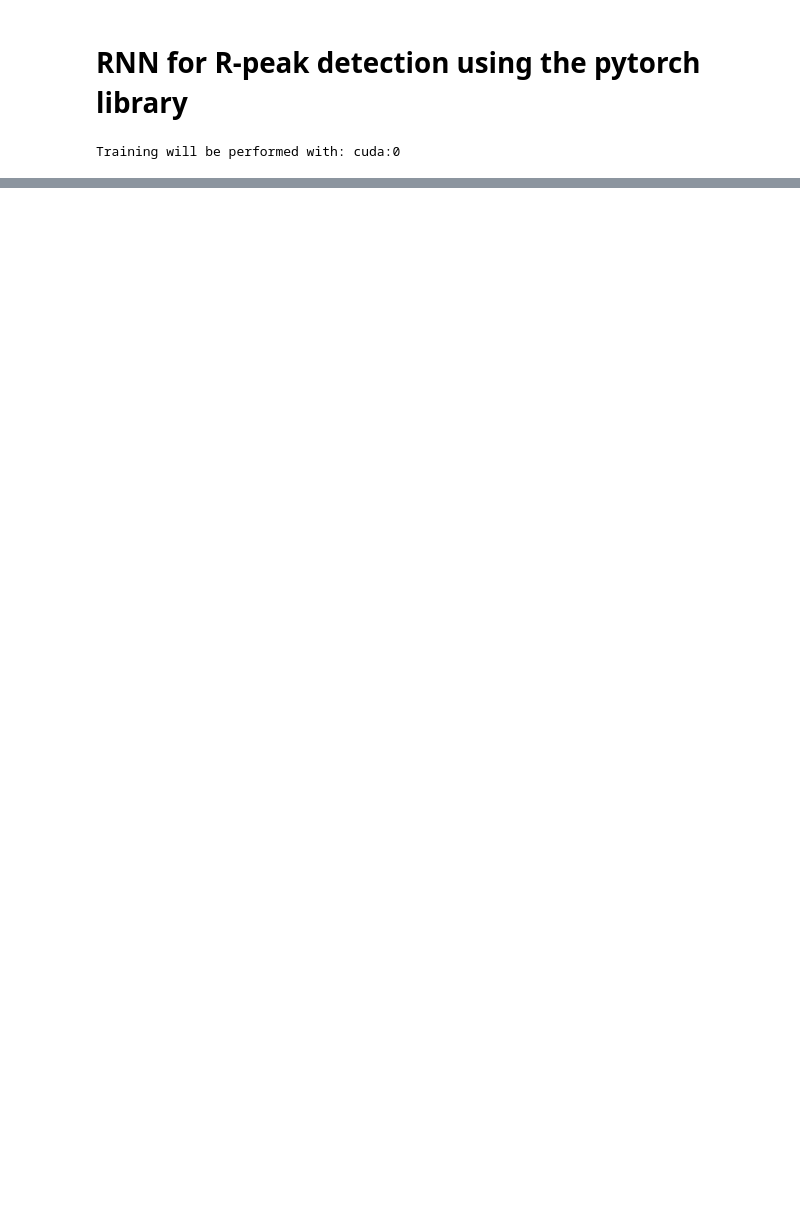
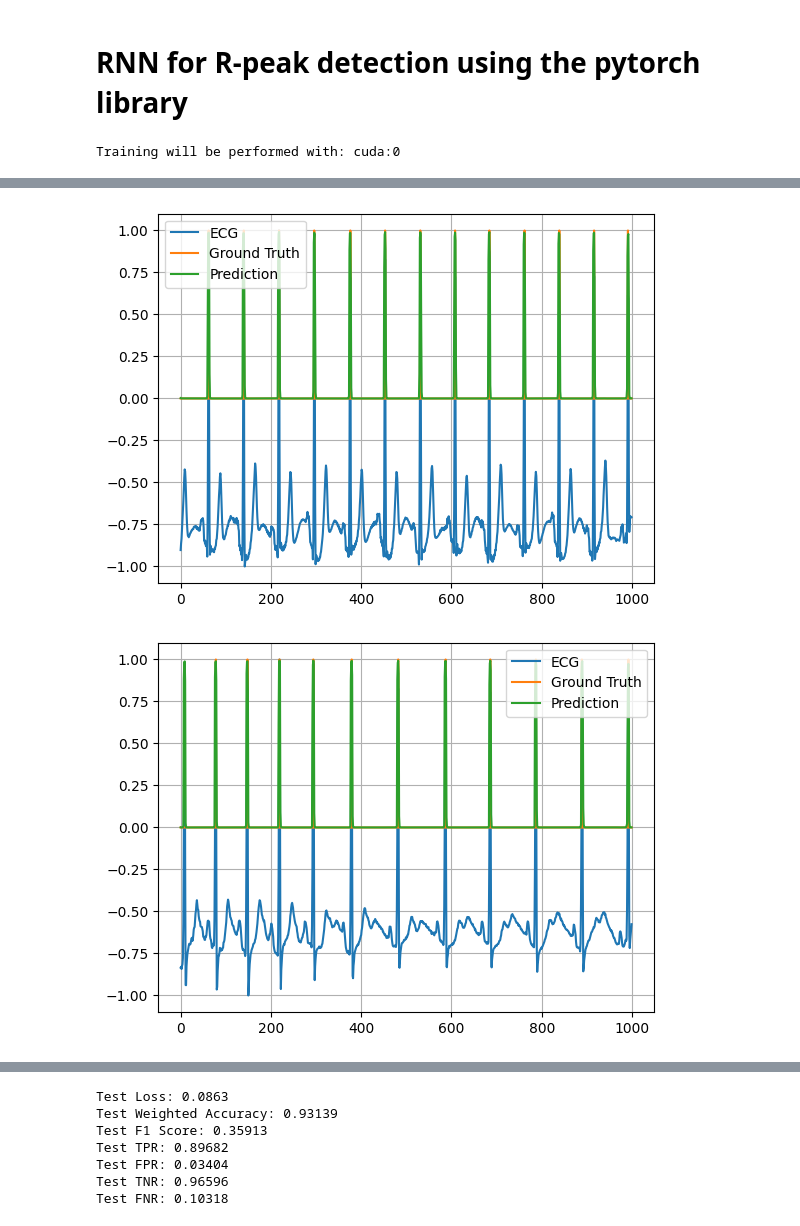
Before and after one commit to patrykcommander/RPNet, a Jupyter notebook: RNN.ipynb, the cells around one changed output, grey strips where cells are left out. Drawn from its saved outputs; the diff is of its cells as text; code cells hidden in the pictures; blank space fills up the shorter version.

```diff
--- a/RNN.ipynb
+++ b/RNN.ipynb
@@ -305,0 +422,14 @@ plt.plot(results[0].cpu().detach().numpy())
+# %%
+#x_train = np.expand_dims(np.load(os.path.join(DATASET_PATH, "x_train.npy")), 2)[:10000]
+#y_train = np.expand_dims(np.load(os.path.join(DATASET_PATH, "y_train.npy")), 2)[:10000]
+
+x_test = np.expand_dims(np.load(os.path.join(DATASET_PATH, "x_test.npy")), 2)[:10000]
+y_test = np.expand_dims(np.load(os.path.join(DATASET_PATH, "y_test.npy")), 2)[:10000]
+
+#x_val = np.expand_dims(np.load(os.path.join(DATASET_PATH, "x_val.npy")), 2)[:10000]
+#y_val = np.expand_dims(np.load(os.path.join(DATASET_PATH, "y_val.npy")), 2)[:10000]
+# %%
+model.test_model(x_test=x_test, y_test=y_test, plot=True)
+# %% [output]
+[figure, added]
+[figure, added]
@@ -305,0 +444,7 @@ plt.plot(results[0].cpu().detach().numpy())
+Test Loss: 0.0863
+Test Weighted Accuracy: 0.93139
+Test F1 Score: 0.35913
+Test TPR: 0.89682
+Test FPR: 0.03404
+Test TNR: 0.96596
+Test FNR: 0.10318
```
Also changed, not shown: parts of 46 cells of this notebook, 10 other files.
